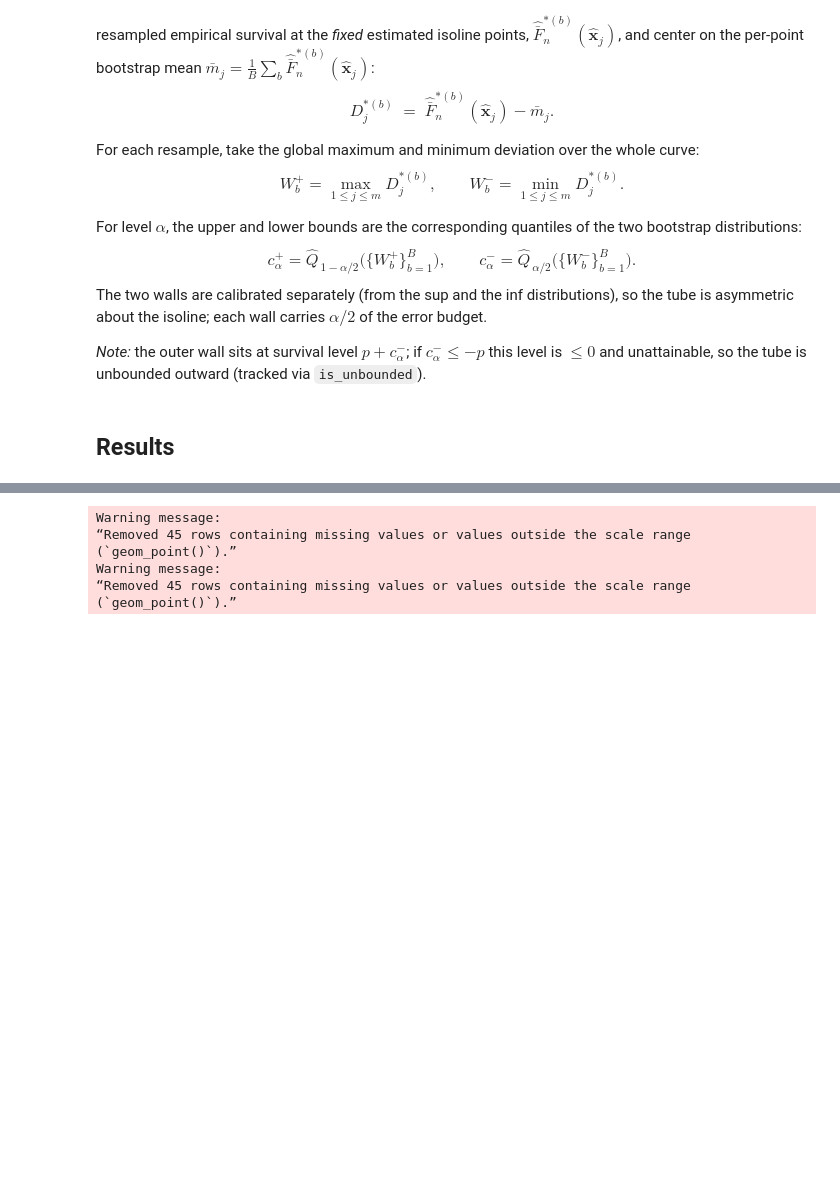
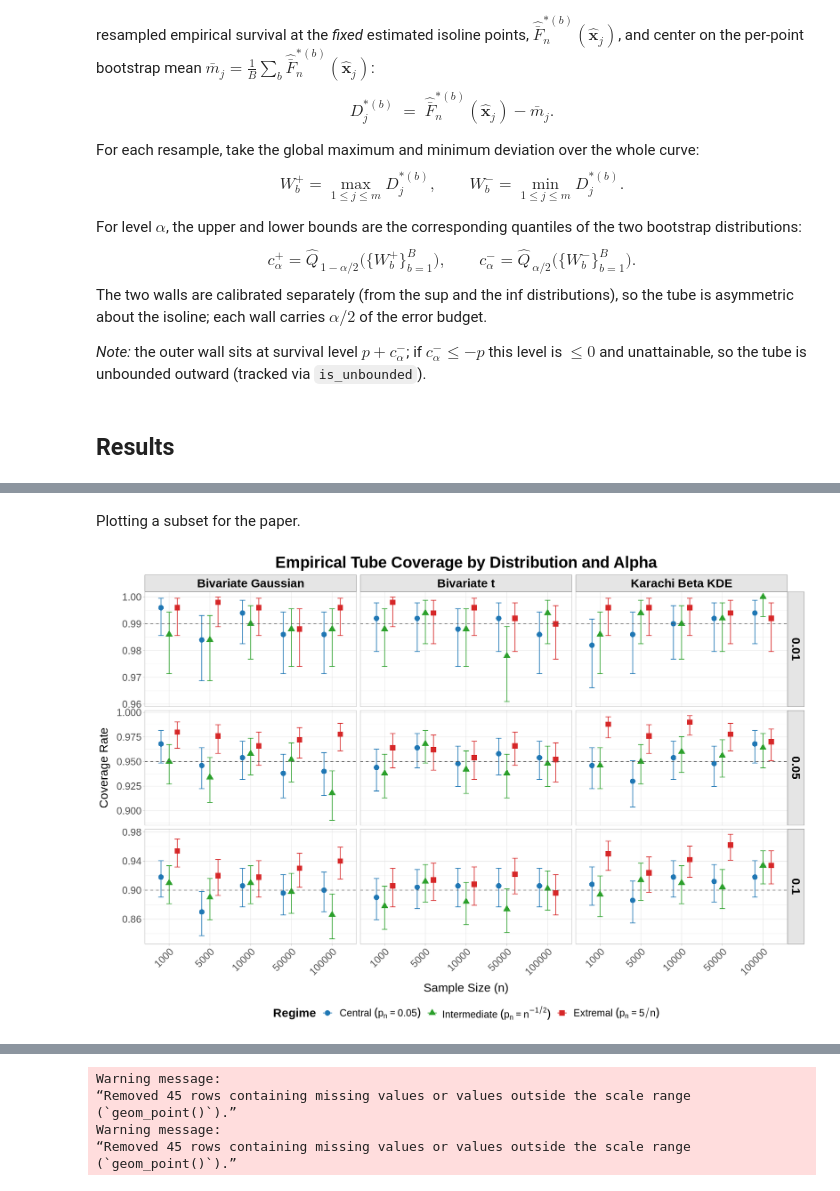
Before and after one commit to jbbutler/isolines_uq, a Jupyter notebook: notebooks/coverage_results_notebooks/empirical_coverage_results.ipynb, the cells around one changed output, grey strips where cells are left out. Cells and saved outputs as stored; diff of their text form; code cells hidden in the pictures; blank space fills up the shorter version.

```diff
--- a/notebooks/coverage_results_notebooks/empirical_coverage_results.ipynb
+++ b/notebooks/coverage_results_notebooks/empirical_coverage_results.ipynb
@@ -672,0 +597,73 @@ ggsave('empirical_res_orig_unboundedness.png', plot=p, height=10, width=15, path
+# %% [markdown]
+Plotting a subset for the paper.
+# %%
+options(repr.plot.width=15, repr.plot.height=10)
+df <- full_orig_res
+regime_labels <- c(
+  "Central"      = expression(Central~(p[n] == 0.05)),
+  "Intermediate" = expression(Intermediate~(p[n] == n^{-1/2})),
+  "Extremal"     = expression(Extremal~(p[n] == 5/n))
+)
+df$n <- factor(df$n, levels=c(1000, 5000, 10000, 50000, 100000))
+df$dist <- case_when(
+  df$dist == "bivt"     ~ "Bivariate t",
+  df$dist == "bivgauss" ~ "Bivariate Gaussian",
+  df$dist == "karachi"  ~ "Karachi Beta KDE",
+  TRUE                  ~ as.character(df$dist)
+)
+
+# Keep only the three sequences of interest
+df_sub <- df %>% filter(label %in% c("0.05", "1_2", "5"))
+
+# Map each sequence to its regime name
+df_sub$regime <- case_when(
+  df_sub$label == "0.05" ~ "Central",
+  df_sub$label == "1_2"  ~ "Intermediate",
+  df_sub$label == "5"    ~ "Extremal"
+)
+df_sub$regime <- factor(df_sub$regime,
+                        levels = c("Central", "Intermediate", "Extremal"))
+
+df_sub$target_cov <- 1 - df_sub$alpha
+
+p <- ggplot(df_sub, aes(x=n, y=covrate, color=regime, shape=regime,
+                        group=regime)) +
+  geom_point(position=position_dodge(width=0.6), size=3.5) +
+  geom_errorbar(aes(ymin=confint_lb, ymax=confint_ub),
+                position=position_dodge(width=0.6), width=0.4) +
+  geom_hline(aes(yintercept=target_cov), linetype="dashed",
+             color="gray30", alpha=0.8) +
+  facet_grid(alpha ~ dist, scales="free_y") +
+  scale_color_manual(values = c("Central"      = "#1f77b4",
+                                "Intermediate" = "#2ca02c",
+                                "Extremal"     = "#d62728"),
+                     labels = regime_labels) +
+  scale_shape_manual(values = c("Central"      = 16,
+                                "Intermediate" = 17,
+                                "Extremal"     = 15),
+                     labels = regime_labels) +
+  theme_light() +
+  labs(
+    x = "Sample Size (n)",
+    y = "Coverage Rate",
+    color = "Regime",
+    shape = "Regime",
+    title = "Empirical Tube Coverage by Distribution and Alpha"
+  ) +
+  theme(
+    plot.title    = element_text(size = 24, face = "bold", hjust = 0.5),
+    axis.title.x  = element_text(size = 18, margin = margin(t = 10)),
+    axis.title.y  = element_text(size = 18, margin = margin(r = 10)),
+    axis.text.x   = element_text(size = 15, angle = 45, hjust = 1),
+    axis.text.y   = element_text(size = 15),
+    strip.text    = element_text(size = 18, face = "bold", color = "black"),
+    strip.background = element_rect(fill = "gray90", color = "gray50"),
+    legend.title  = element_text(size = 18, face = "bold"),
+    legend.text   = element_text(size = 15),
+    legend.position = "bottom"
+  )
+
+p
+ggsave('empirical_res_orig_coverage.png', plot=p, height=10, width=15, path='~/isolines_uq/outputs/plots/', dpi=300)
+# %% [output]
+[figure, added]
```
Also changed, not shown: parts of 10 cells of this notebook, 51 other files.
